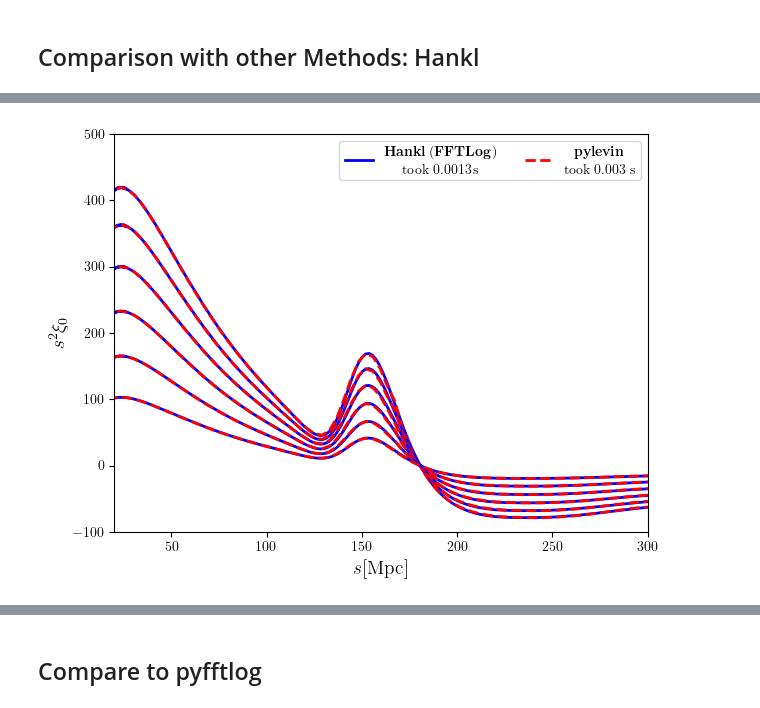
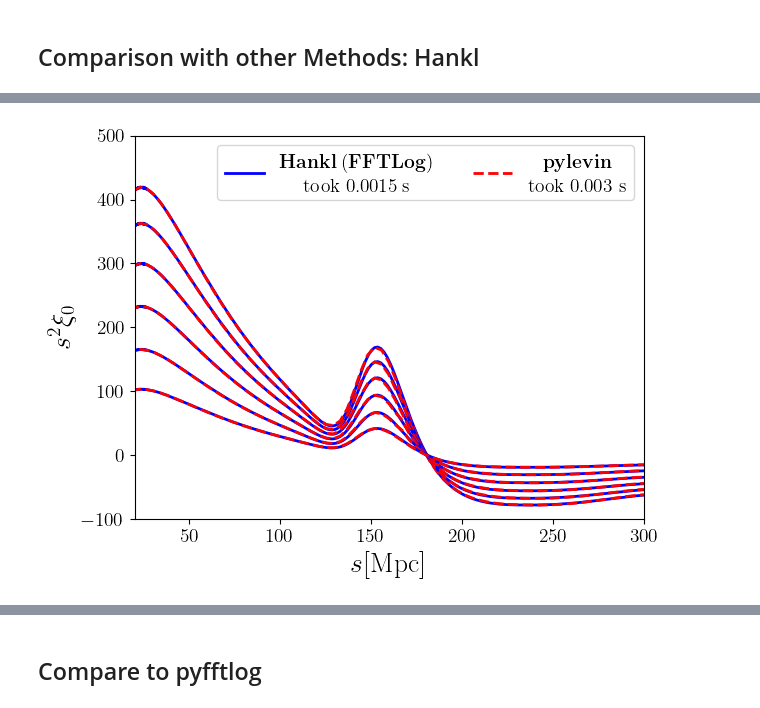
Before and after one commit to rreischke/levin_bessel, a Jupyter notebook: paper/paper_plot.ipynb, the cells around one changed output, grey strips where cells are left out. Cells and saved outputs as stored; diff of their text form; code cells hidden in the pictures.

```diff
--- a/paper/paper_plot.ipynb
+++ b/paper/paper_plot.ipynb
@@ -279,7 +366,7 @@ print("Levin took", time.time() -t0, "s")
 
 
 fontsi = 20
-fontsi2 = 20
+fontsi2 = 14
 
 
 fig, ax = plt.subplots(1)
@@ -291,16 +378,19 @@ mpl.rcParams['text.latex.preamble'] = r'\usepackage{{amsmath}}'
 
 for i in range(len(a)):
     if i == 0:
-        ax.plot(s_hankel,s_hankel**2*result_hankl[i],ls = "-", label = r"$\begin{array}{c}\mathrm{\bf{Hankl\;(FFTLog)}} \\ \mathrm{took\;}0.0013\,\mathrm{s}\end{array}$", color = "blue", lw = 2)
+        ax.plot(s_hankel,s_hankel**2*result_hankl[i],ls = "-", label = r"$\begin{array}{c}\mathrm{\bf{Hankl\;(FFTLog)}} \\ \mathrm{took\;}0.0015\,\mathrm{s}\end{array}$", color = "blue", lw = 2)
         ax.plot(s,s**2*result_levin[:,i]/2/np.pi**2, ls = "--", label = r"$\begin{array}{c}\mathrm{\bf{pylevin}}  \\ \mathrm{took\;}0.003\;\mathrm{s}\end{array}$", color = "red", lw = 2)
     else:
         ax.plot(s_hankel,s_hankel**2*result_hankl[i],ls = "-",  color = "blue", lw = 2)
         ax.plot(s,s**2*result_levin[:,i]/2/np.pi**2, ls = "--",  color = "red", lw = 2)
-ax.set_ylabel(r"$s^2 \xi_0$", fontsize = 14)
-ax.set_xlabel(r"$s [\mathrm{Mpc}]$", fontsize = 14)
-ax.legend(fontsize = 10, loc = 'upper right', ncols = 2, frameon=True)
+ax.set_ylabel(r"$s^2 \xi_0$", fontsize = fontsi)
+ax.set_xlabel(r"$s [\mathrm{Mpc}]$", fontsize = fontsi)
+ax.legend(fontsize = fontsi2, loc = 'upper right', ncols = 2, frameon=True)
 ax.set_ylim(-100,500)
 ax.set_xlim(20, s[-1])
+ax.tick_params(axis='both', which='major', labelsize=fontsi2)
+
+#ax.set_xscale("log")
 
 plt.tight_layout()
 plt.savefig("paper_plot_compare_fftlog.pdf")
@@ -310,4 +400,4 @@ Levin took 0.004357099533081055 s
-[figure, old version]
+[figure, new version]
 # %%
 import pyccl as ccl
 import pylevin as levin
```
Also changed, not shown: parts of 13 cells of this notebook, 11 other files.
